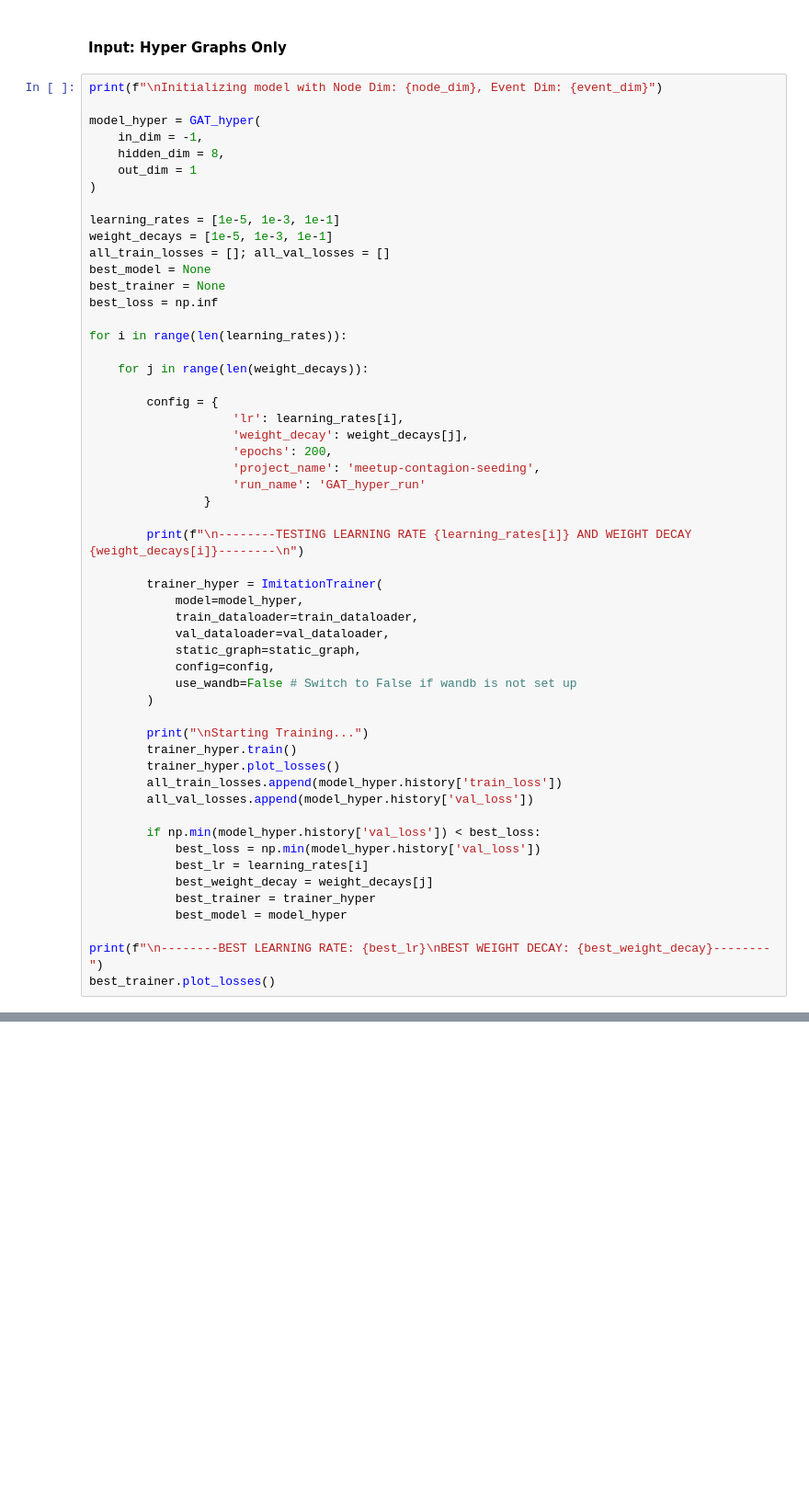
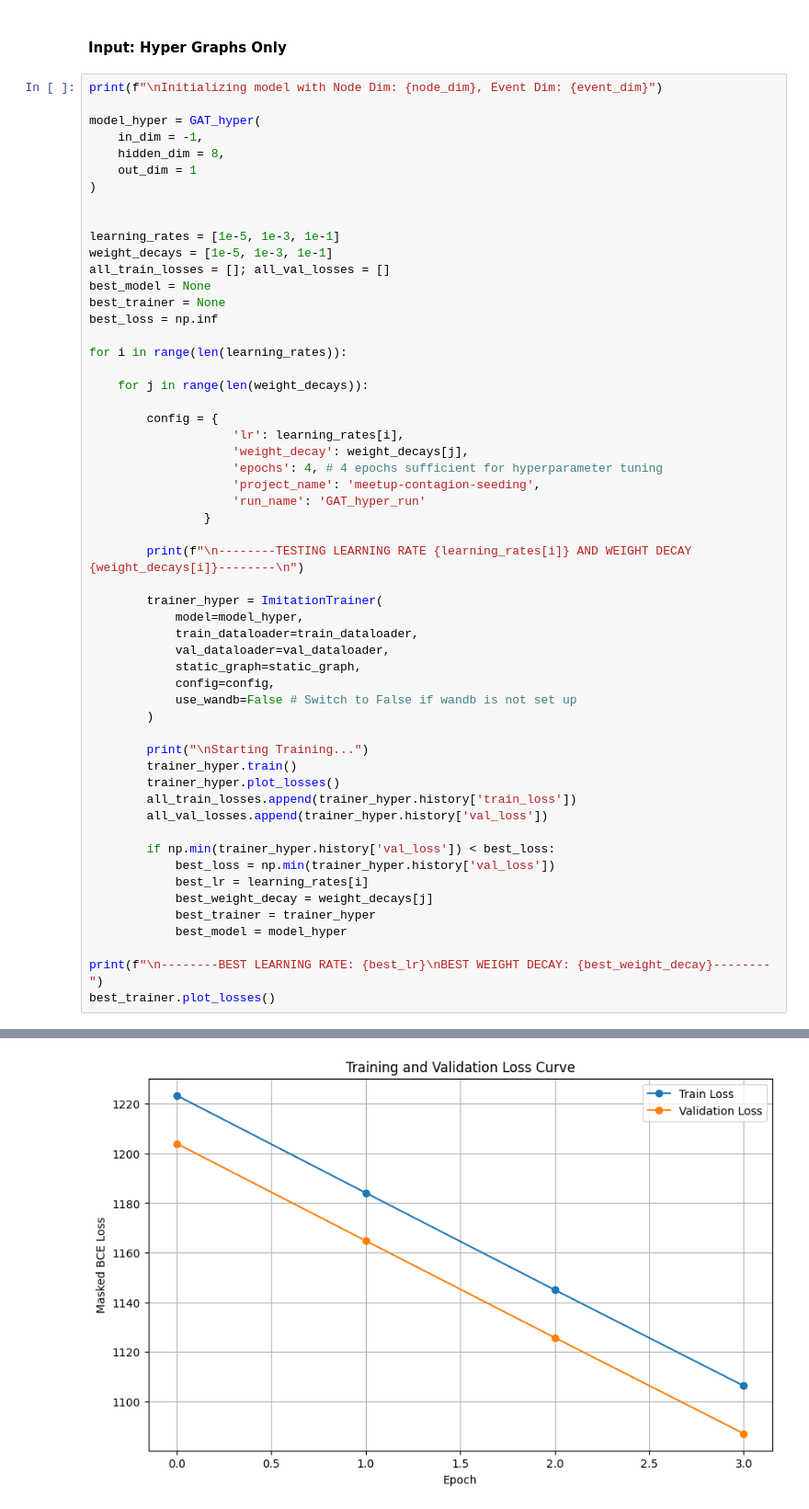
Before and after one commit to ThomasBlalock/contagion-seeding-in-meetup, a Jupyter notebook: notebooks/models/hyper_gat.ipynb, the cells around one changed output, grey strips where cells are left out. Shown at 92% size. Cells and saved outputs as stored; diff of their text form; blank space fills up the shorter version.

Commit message:
Hyperparameter tuning

```diff
--- a/notebooks/models/hyper_gat.ipynb
+++ b/notebooks/models/hyper_gat.ipynb
@@ -90,6 +94,7 @@ model_hyper = GAT_hyper(
     hidden_dim = 8,
     out_dim = 1
 )
+
 
 learning_rates = [1e-5, 1e-3, 1e-1]
 weight_decays = [1e-5, 1e-3, 1e-1]
@@ -105,7 +110,7 @@ for i in range(len(learning_rates)):
         config = {
                     'lr': learning_rates[i],
                     'weight_decay': weight_decays[j],
-                    'epochs': 200,
+                    'epochs': 4, # 4 epochs sufficient for hyperparameter tuning
                     'project_name': 'meetup-contagion-seeding',
                     'run_name': 'GAT_hyper_run'
                 }
@@ -124,11 +129,11 @@ for i in range(len(learning_rates)):
         print("\nStarting Training...")
         trainer_hyper.train()
         trainer_hyper.plot_losses()
-        all_train_losses.append(model_hyper.history['train_loss'])
-        all_val_losses.append(model_hyper.history['val_loss'])
+        all_train_losses.append(trainer_hyper.history['train_loss'])
+        all_val_losses.append(trainer_hyper.history['val_loss'])
 
-        if np.min(model_hyper.history['val_loss']) < best_loss:
-            best_loss = np.min(model_hyper.history['val_loss'])
+        if np.min(trainer_hyper.history['val_loss']) < best_loss:
+            best_loss = np.min(trainer_hyper.history['val_loss'])
             best_lr = learning_rates[i]
             best_weight_decay = weight_decays[j]
             best_trainer = trainer_hyper
@@ -160,0 +164 @@ KeyboardInterrupt:
+[figure, added]
```
Also changed, not shown: parts of 5 cells of this notebook, 3 other files.
